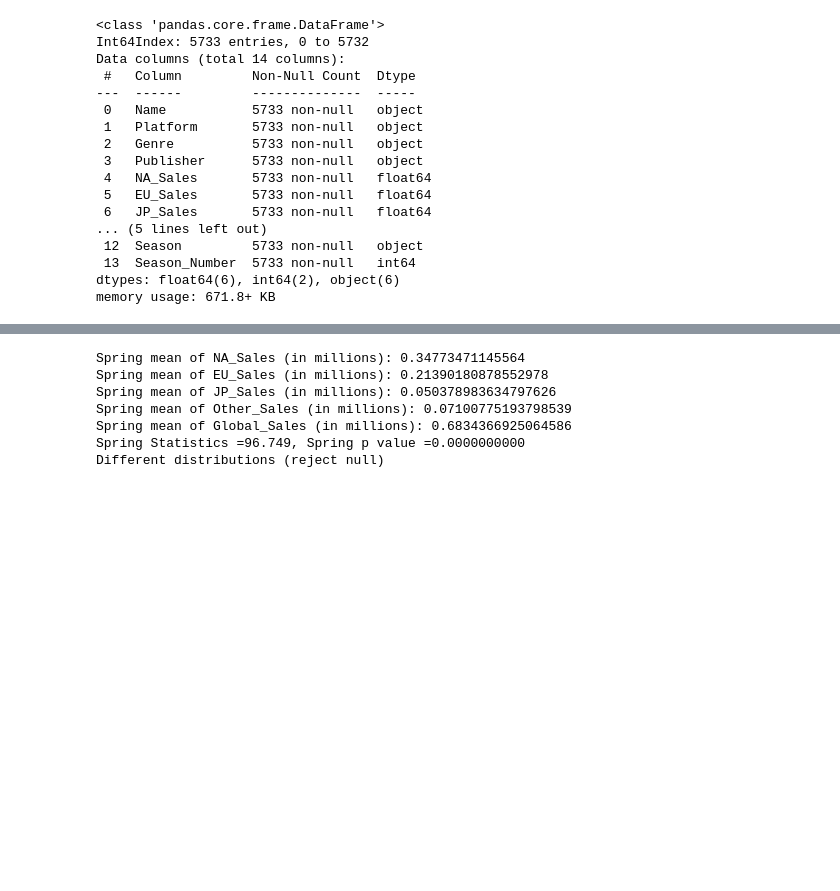
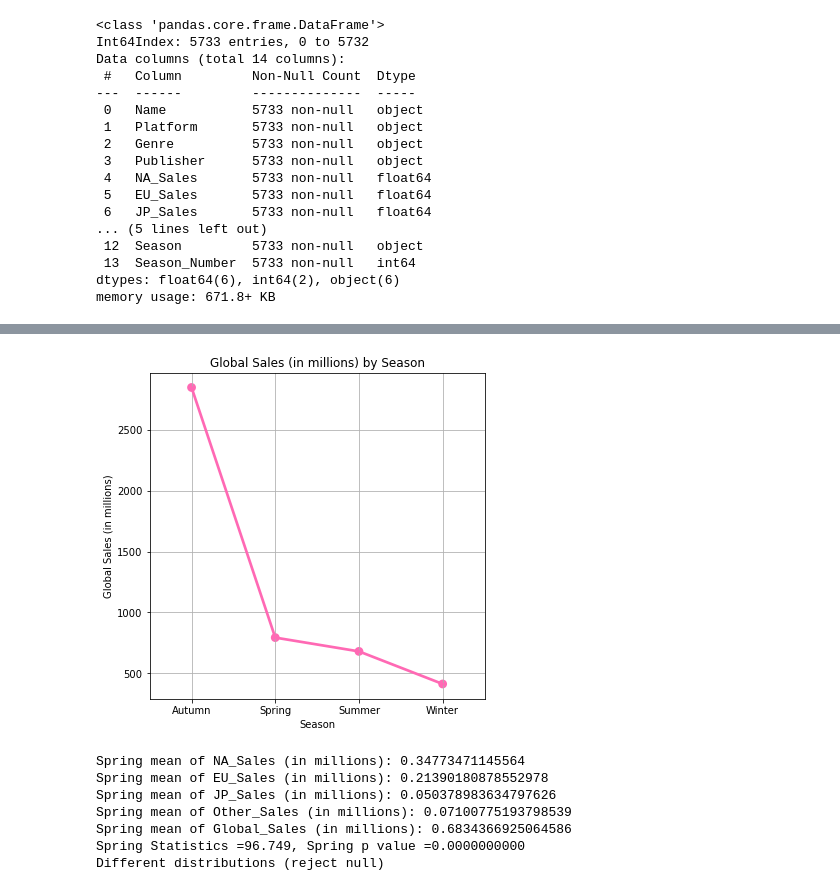
Before and after one commit to lambert-stephen/Data-Science-Final-Project, a Jupyter notebook: final_project.ipynb, the cells around one changed output, grey strips where cells are left out. Drawn from its saved outputs; the diff is of its cells as text; code cells hidden in the pictures; blank space fills up the shorter version.

```diff
--- a/final_project.ipynb
+++ b/final_project.ipynb
@@ -380,3 +394,21 @@ data.describe(include="all")
+# %%
+# Explore the merged dataset (continued)
+global_sales=[]
+
+for season in data.Season.unique():
+    global_sales.append(data.loc[data['Season'].isin([season]), 'Global_Sales'].sum())
+
+df=pd.DataFrame({"Season":data.Season.unique(),"Global_Sales":global_sales})
+df.reset_index(drop=True)
+
+plt.figure(figsize=(6,6))
+sns.pointplot(x='Season',y='Global_Sales',data=df,color='hotpink')
+plt.xlabel("Season")
+plt.ylabel("Global Sales (in millions)")
+plt.title("Global Sales (in millions) by Season")
+plt.grid()
+# %% [output]
+[figure, added]
 # %%
 #4 Compute the mean for sales in the spring season
 
```
Also changed, not shown: parts of 2 cells of this notebook, 2 other files.
